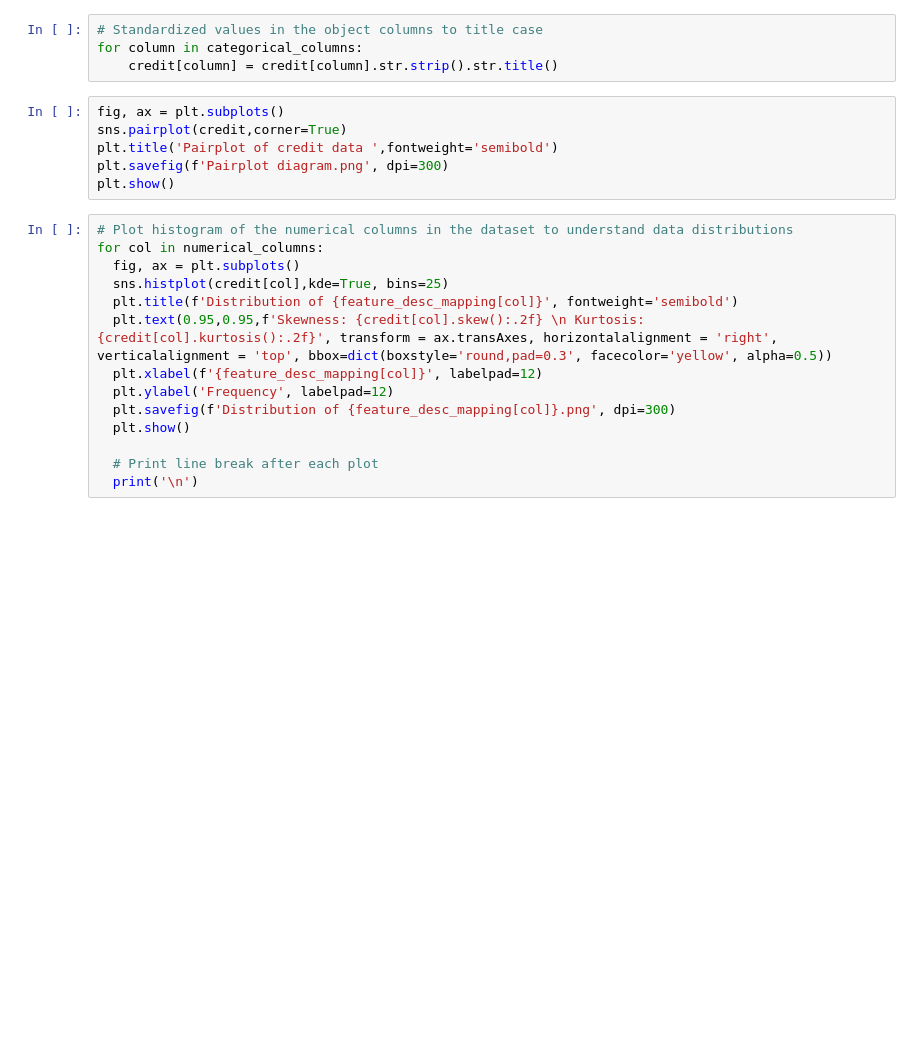
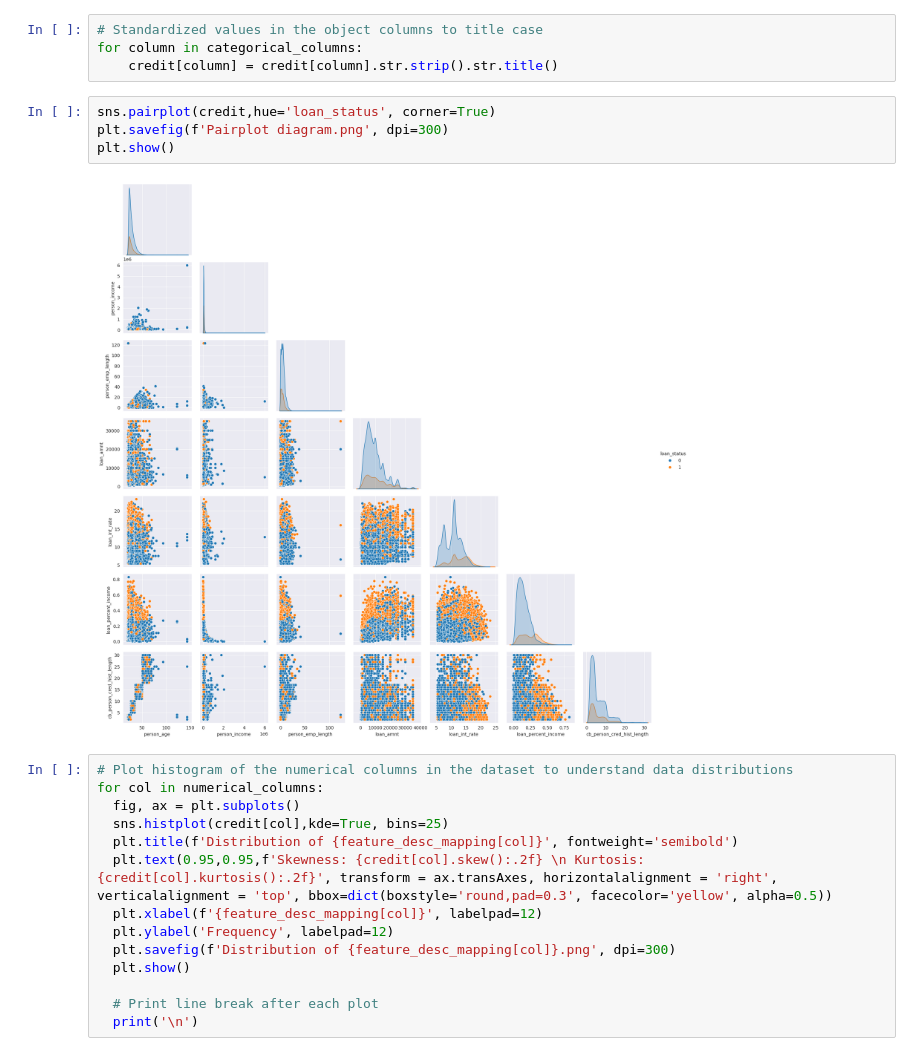
Before and after one commit to faadeola/credit-risk-ml-classification, a Jupyter notebook: credit_class_ml_performace.ipynb, the cells around one changed output. Saved outputs shown, nothing was run; the diff lists cells and outputs as text; blank space fills up the shorter version.

```diff
--- a/credit_class_ml_performace.ipynb
+++ b/credit_class_ml_performace.ipynb
@@ -198,11 +198,11 @@ dtype: int64
 for column in categorical_columns:
     credit[column] = credit[column].str.strip().str.title()
 # %%
-fig, ax = plt.subplots()
-sns.pairplot(credit,corner=True)
-plt.title('Pairplot of credit data ',fontweight='semibold')
+sns.pairplot(credit,hue='loan_status', corner=True)
 plt.savefig(f'Pairplot diagram.png', dpi=300)
 plt.show()
+# %% [output]
+[figure, added]
 # %%
 # Plot histogram of the numerical columns in the dataset to understand data distributions
 for col in numerical_columns:
```
Also changed, not shown: parts of 7 cells of this notebook.
